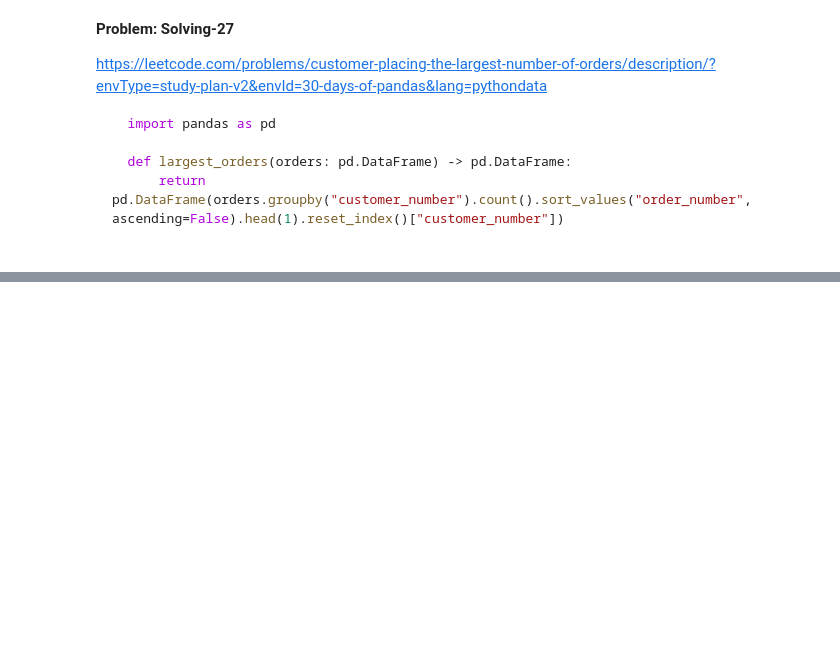
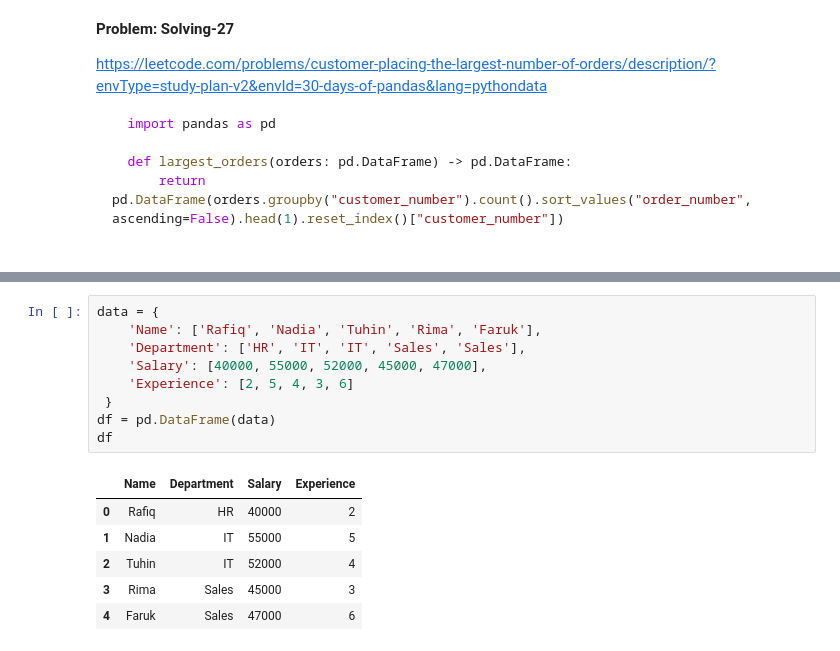
Before and after one commit to coderzaman/Data-Analysis-With-Pandas, a Jupyter notebook: Data_Analysis_With_Pandas.ipynb, the cells around one changed output, grey strips where cells are left out. Drawn from its saved outputs; the diff is of its cells as text; blank space fills up the shorter version.

```diff
--- a/Data_Analysis_With_Pandas.ipynb
+++ b/Data_Analysis_With_Pandas.ipynb
@@ -3392,0 +3618,16 @@ https://leetcode.com/problems/customer-placing-the-largest-number-of-orders/desc
+# %%
+data = {
+ 	'Name': ['Rafiq', 'Nadia', 'Tuhin', 'Rima', 'Faruk'],
+ 	'Department': ['HR', 'IT', 'IT', 'Sales', 'Sales'],
+ 	'Salary': [40000, 55000, 52000, 45000, 47000],
+ 	'Experience': [2, 5, 4, 3, 6]
+ }
+df = pd.DataFrame(data)
+df
+# %% [output]
+|  | Name | Department | Salary | Experience |
+| 0 | Rafiq | HR | 40000 | 2 |
+| 1 | Nadia | IT | 55000 | 5 |
+| 2 | Tuhin | IT | 52000 | 4 |
+| 3 | Rima | Sales | 45000 | 3 |
+| 4 | Faruk | Sales | 47000 | 6 |
```
Also changed, not shown: parts of 25 cells of this notebook.
